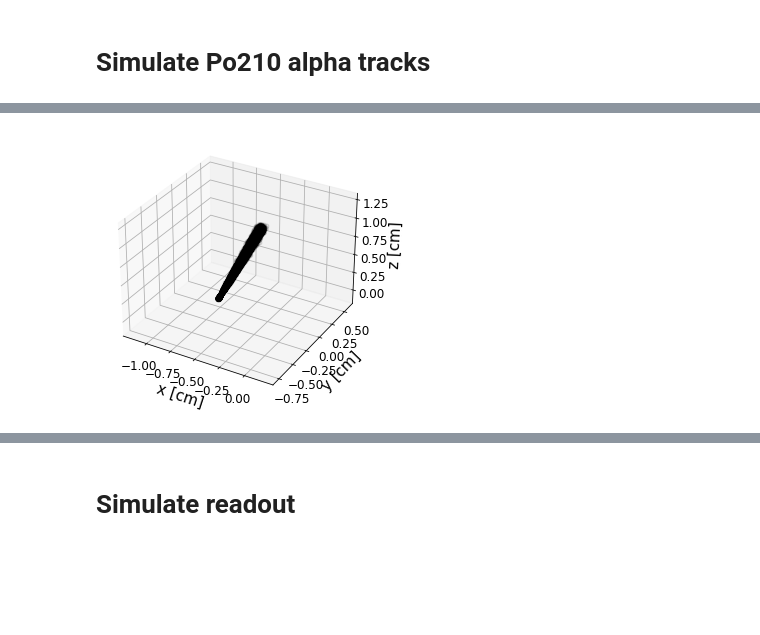
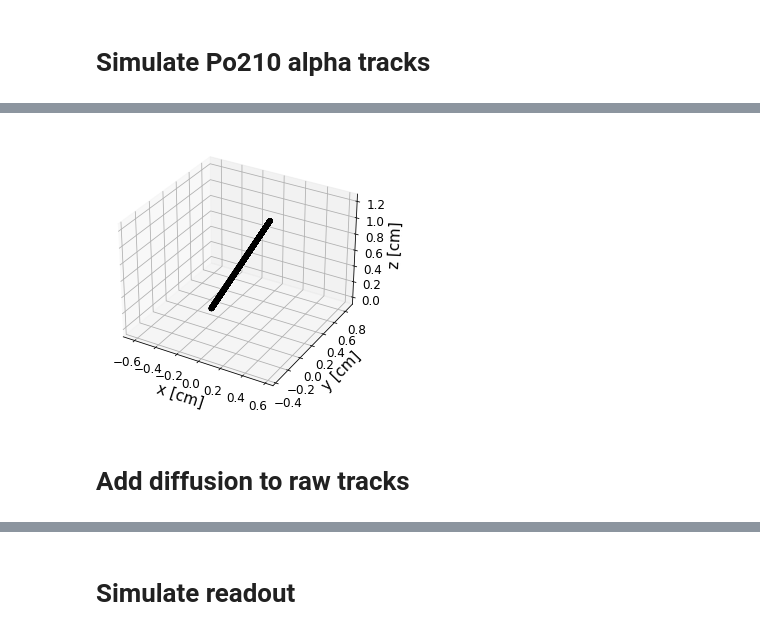
Before and after one commit to mghrear/xystripRO, a Jupyter notebook: Po210_sim.ipynb, the cells around one changed output, grey strips where cells are left out. Saved outputs shown, nothing was run; the diff lists cells and outputs as text; code cells hidden in the pictures; blank space fills up the shorter version.

```diff
--- a/Po210_sim.ipynb
+++ b/Po210_sim.ipynb
@@ -69,13 +71,11 @@ Text(0, 0.5, 'dE/dx [eV/cm] ')
 # minimum angle to vertical [degrees] - this is based  on requiring a min. of 5 hits
 # maximum angle to vertical [degrees]
 # drfit length [cm]
-# Apply diffusion T/F
-# Transverse diffusion coefficent from Magboltz [cm/sqrt(cm)]
-# W-value as obtained using degrad
+# W-value as obtained using degrad for 70% He 30% CO2
 
 def sim_p210(n_sims = 100, theta_min = theta_min, theta_max = theta_max, DL = 1.2, Diff = True, DTrans = 0.0135, DLong = 0.0129, W = 35.2):
 
-    tracks = pd.DataFrame(columns = ['direction', 'start', 'track'])
+    tracks = pd.DataFrame(columns = ['init_dir', 'init_pos', 'track'])
 
     for i in range(n_sims):
 
@@ -107,35 +107,21 @@ def sim_p210(n_sims = 100, theta_min = theta_min, theta_max = theta_max, DL = 1.
 
             Ts = np.random.uniform(low=left_edge,high=right_edge,size=N)
 
-            if Diff == False:
+            x_vals = Ts*v[0]
+            y_vals = Ts*v[1]
+            z_vals = DL + Ts*v[2]
 
-                x_vals = Ts*v[0]
-                y_vals = Ts*v[1]
-                z_vals = DL + Ts*v[2]
+            Track_segment = np.array([x_vals,y_vals,z_vals]).T
 
-                Track_segment = np.array([x_vals,y_vals,z_vals]).T
-
-                track = np.append(track,Track_segment,axis=0)
-
-            elif Diff == True:
-
-                z_vals = DL + Ts*v[2]
-
-                x_vals = Ts*v[0] + DTrans*np.sqrt(np.abs(z_vals))*np.random.normal(size=len(Ts))
-                y_vals = Ts*v[1] + DTrans*np.sqrt(np.abs(z_vals))*np.random.normal(size=len(Ts))
-                z_vals = z_vals + DLong*np.sqrt(np.abs(z_vals))*np.random.normal(size=len(Ts))
-
-                Track_segment = np.array([x_vals,y_vals,z_vals]).T
-
-                track = np.append(track,Track_segment,axis=0)
+            track = np.append(track,Track_segment,axis=0)
 
         x_rand = np.random.uniform()-0.5
         y_rand = np.random.uniform()-0.5
 
         track[:,0] = track[:,0]+x_rand # randomize x position (1 cm random uniform dist)
-        track[:,1] = track[:,1]+y_rand # randomize x position (1 cm random uniform dist)
+        track[:,1] = track[:,1]+y_rand # randomize y position (1 cm random uniform dist)
 
-        tracks = tracks.append({'direction' : v, 'start' : np.array([x_rand,y_rand,DL]), 'track' : track }, ignore_index = True)
+        tracks = tracks.append({'init_dir' : v, 'init_pos' : np.array([x_rand,y_rand,DL]), 'track' : track }, ignore_index = True)
 
     return tracks
 # %%
@@ -152,7 +138,9 @@ tracks.head()
 # %%
 # Plot a Track
-index = 0
+index = 1
 track = tracks.iloc[index]["track"]
 plot_track(track)
 # %% [output]
-[figure, old version]
+[figure, new version]
+# %% [markdown]
+# Add diffusion to raw tracks
```
Also changed, not shown: parts of 24 cells of this notebook, 6 other files.
